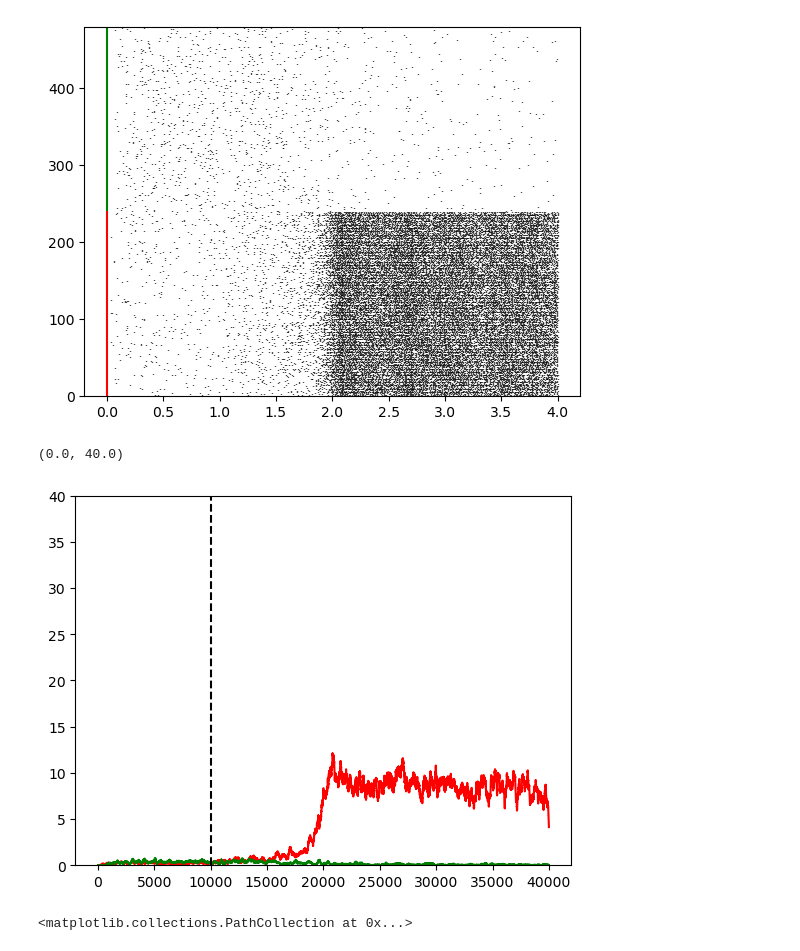
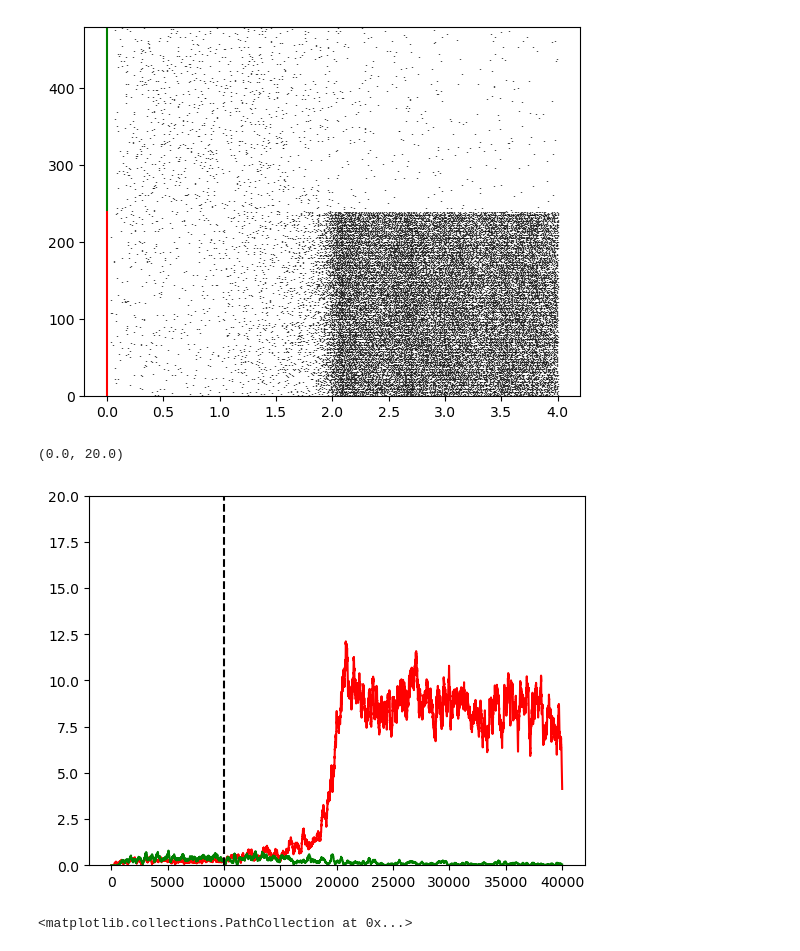
Before and after one commit to mateouma/lif_stochastic_decision, a Jupyter notebook: prelim_analysis.ipynb, the cells around one changed output. Drawn from its saved outputs; the diff is of its cells as text; code cells hidden in the pictures.

```diff
--- a/prelim_analysis.ipynb
+++ b/prelim_analysis.ipynb
@@ -316,12 +344,12 @@ raster_smoothed_B = np.apply_along_axis(conv, axis=0, arr=b_spks)
 # %%
 plt.plot(raster_smoothed_A.mean(axis=1), color='r')
 plt.plot(raster_smoothed_B.mean(axis=1), color='g')
 
 plt.vlines(10000, ymin=0, ymax=100, color='k', linestyle='--')
-plt.ylim((0,40))
+plt.ylim((0,20))
 # %% [output]
-(0.0, 40.0)
+(0.0, 20.0)
-[figure, old version]
+[figure, new version]
 # %%
 uu = 200
 unit_spktimes = spktimes[spktimes[:,1] == uu,0]
```
Also changed, not shown: parts of 9 cells of this notebook, 4 other files.
